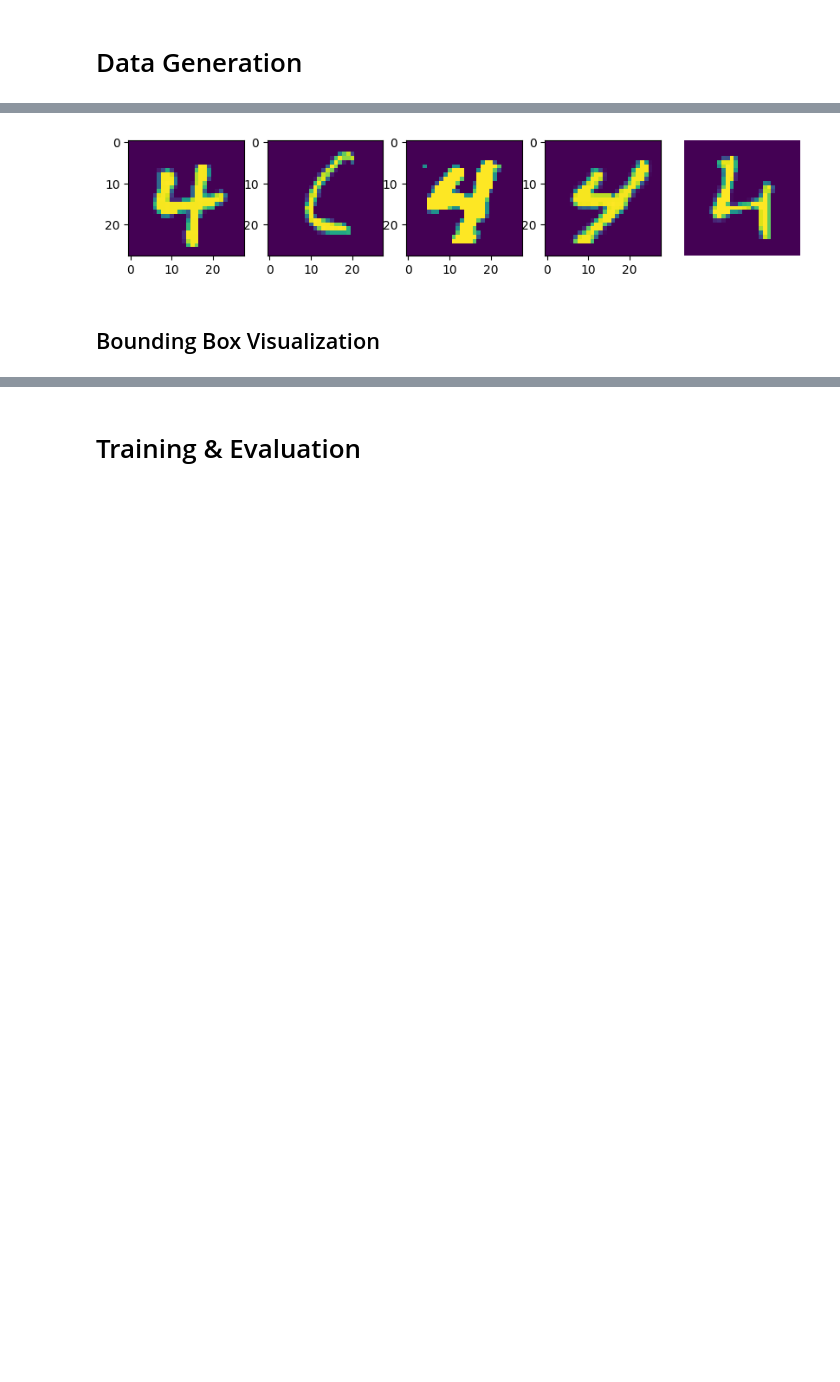
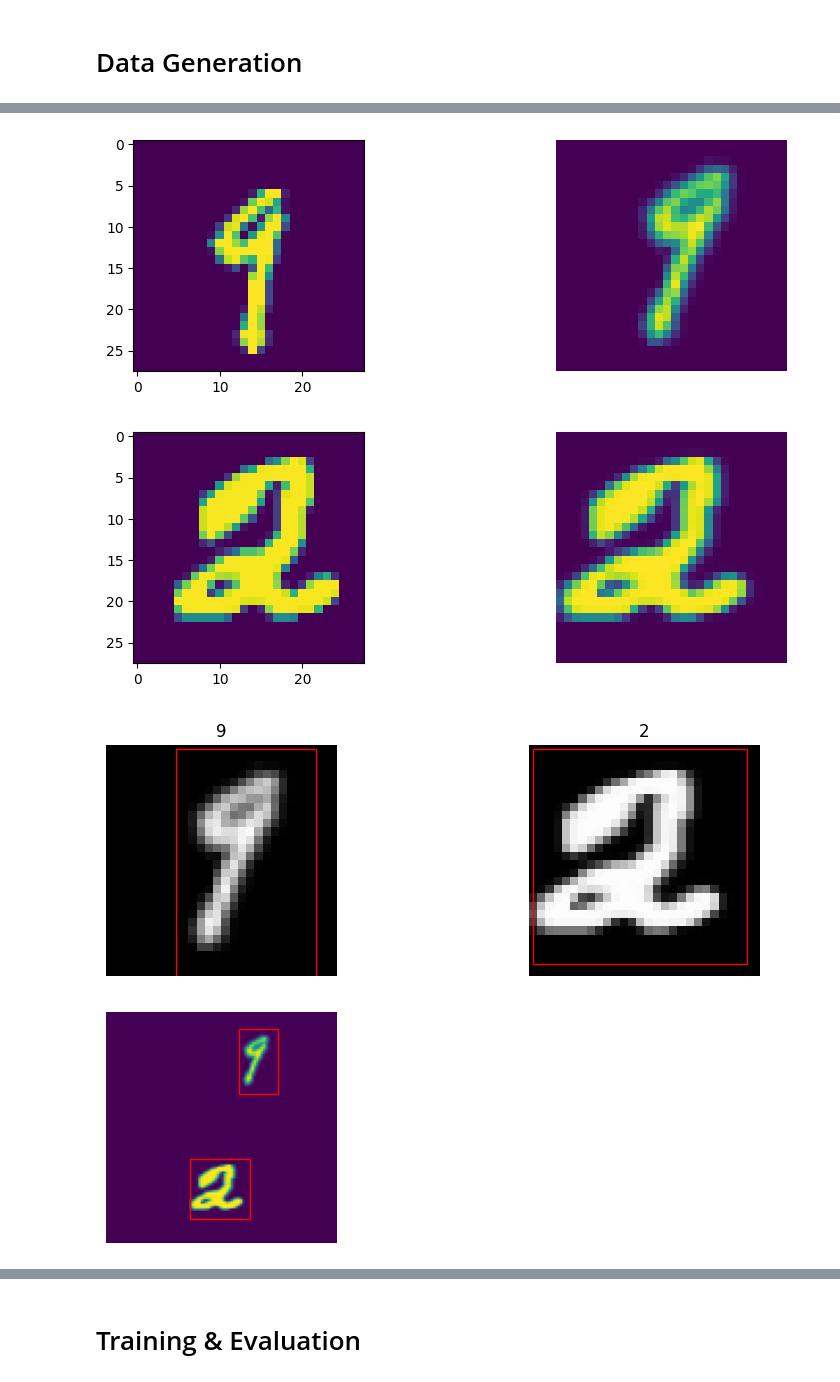
Before and after one commit to gaurangdave/mnist_object_detection, a Jupyter notebook: notebooks/03_google_colab_migration.ipynb, the cells around one changed output, grey strips where cells are left out. Drawn from its saved outputs; the diff is of its cells as text; code cells hidden in the pictures; blank space fills up the shorter version.

Commit message:
Day 12 : Migrated data generator scripts to google colab notebook

```diff
--- a/notebooks/03_google_colab_migration.ipynb
+++ b/notebooks/03_google_colab_migration.ipynb
@@ -64,6 +40,0 @@ def get_random_images(dataset, size=5):
-# %%
-sample_images = get_random_images(x_train, 5)
-
-plot_numbers(sample_images)
-# %% [output]
-[figure, removed]
@@ -113,36 +40,0 @@ def map_bounding_box(mnist_intance):
-# %% [markdown]
-## Bounding Box Visualization
-# %%
-## right now we don't know how would we uses this function, for now assumption is we'll pass in 2 dataframes
-## we'll revisit the function signature as we proceed with the project
-from matplotlib import patches
-
-def visualize_bounding_box(pixel_data, target_data,num_of_columns = 5):
-    num_of_columns = num_of_columns if num_of_columns <= 5 else 5
-    num_instances = pixel_data.shape[0]
-    num_of_rows = int(num_instances / num_of_columns) + (1 if int(num_instances % num_of_columns) > 0 else 0)
-
-    fig,axs = plt.subplots(num_of_rows,num_of_columns,figsize=(10,3))
-    axs = axs.ravel()
-
-    for idx in range(0,num_instances,1):
-
-        original = tf.constant(pixel_data.iloc[idx].values.reshape(28,28,1))
-        converted = tf.image.grayscale_to_rgb(original)
-
-        x_center = target_data.iloc[idx]["x_center"]
-        y_center = target_data.iloc[idx]["y_center"]
-        width = target_data.iloc[idx]["width"]
-        height = target_data.iloc[idx]["height"]
-
-        x = round(x_center - (width) / 2)
-        y = round(y_center - (height) / 2)
-
-        rect = patches.Rectangle((x,y),width=width,height=height, linewidth=1, edgecolor='r', facecolor='none')
-        image_data = converted.numpy().astype("uint8")
-        axs[idx].imshow(image_data)
-        axs[idx].add_patch(rect)
-
-        axs[idx].set_title(target_data.iloc[idx]["class"])
-        axs[idx].axis("off")
-    plt.show()
@@ -148,0 +555,10 @@ def visualize_bounding_box(pixel_data, target_data,num_of_columns = 5):
+# %%
+sample_indices = get_sample_indices(x_train, 1)
+test_x = x_train[sample_indices]
+test_y = y_train[sample_indices]
+canvas, prediction = generate_training_example(test_x,test_y,debug=True)
+# %% [output]
+[figure, added]
+[figure, added]
+[figure, added]
+[figure, added]
```
Also changed, not shown: parts of 8 cells of this notebook.
